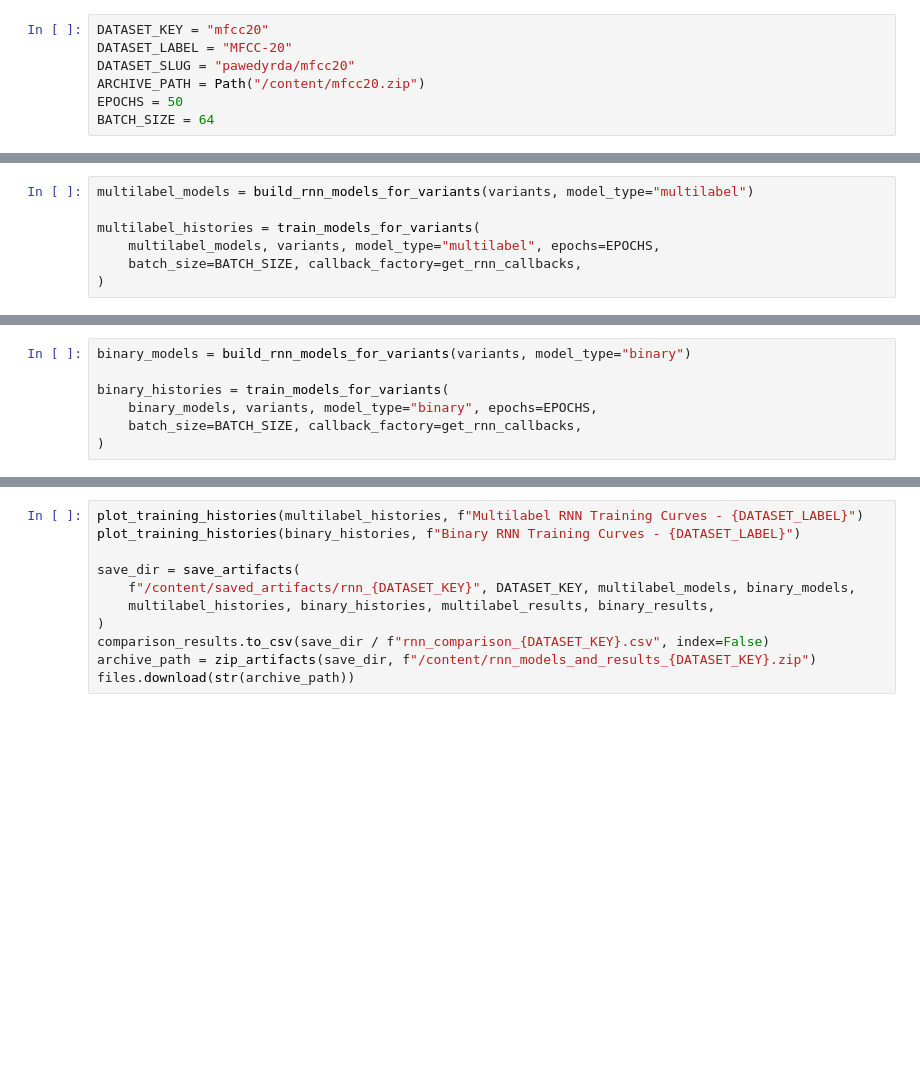
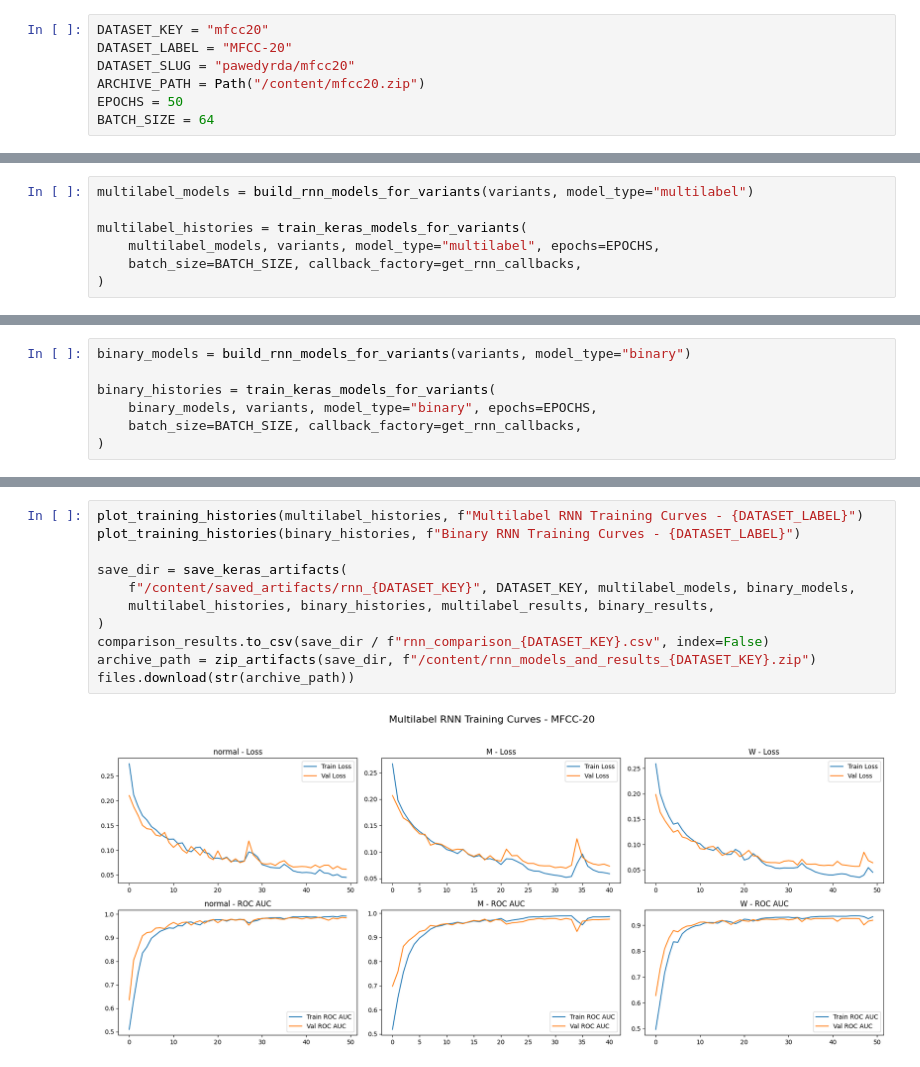
Before and after one commit to Nabuhodonozzor/uuv-detection, a Jupyter notebook: RNN/RNN_mfcc20.ipynb, the cells around one changed output, grey strips where cells are left out. Saved outputs shown, nothing was run; the diff lists cells and outputs as text; blank space fills up the shorter version.

```diff
--- a/RNN/RNN_mfcc20.ipynb
+++ b/RNN/RNN_mfcc20.ipynb
@@ -69,7 +101,7 @@ print("W train shape:", variants.w.train_data.shape)
 # %%
 multilabel_models = build_rnn_models_for_variants(variants, model_type="multilabel")
 
-multilabel_histories = train_models_for_variants(
+multilabel_histories = train_keras_models_for_variants(
     multilabel_models, variants, model_type="multilabel", epochs=EPOCHS,
     batch_size=BATCH_SIZE, callback_factory=get_rnn_callbacks,
 )
@@ -76,7 +126,7 @@ multilabel_histories = train_models_for_variants(
 # %%
 binary_models = build_rnn_models_for_variants(variants, model_type="binary")
 
-binary_histories = train_models_for_variants(
+binary_histories = train_keras_models_for_variants(
     binary_models, variants, model_type="binary", epochs=EPOCHS,
     batch_size=BATCH_SIZE, callback_factory=get_rnn_callbacks,
 )
@@ -91,11 +184,13 @@ display(comparison_results[["task", "Model", "precision", "recall", "f1-score",
 # %%
 plot_training_histories(multilabel_histories, f"Multilabel RNN Training Curves - {DATASET_LABEL}")
 plot_training_histories(binary_histories, f"Binary RNN Training Curves - {DATASET_LABEL}")
 
-save_dir = save_artifacts(
+save_dir = save_keras_artifacts(
     f"/content/saved_artifacts/rnn_{DATASET_KEY}", DATASET_KEY, multilabel_models, binary_models,
     multilabel_histories, binary_histories, multilabel_results, binary_results,
 )
 comparison_results.to_csv(save_dir / f"rnn_comparison_{DATASET_KEY}.csv", index=False)
 archive_path = zip_artifacts(save_dir, f"/content/rnn_models_and_results_{DATASET_KEY}.zip")
 files.download(str(archive_path))
+# %% [output]
+[figure, added]
```
Also changed, not shown: parts of 10 cells of this notebook, 18 other files.
